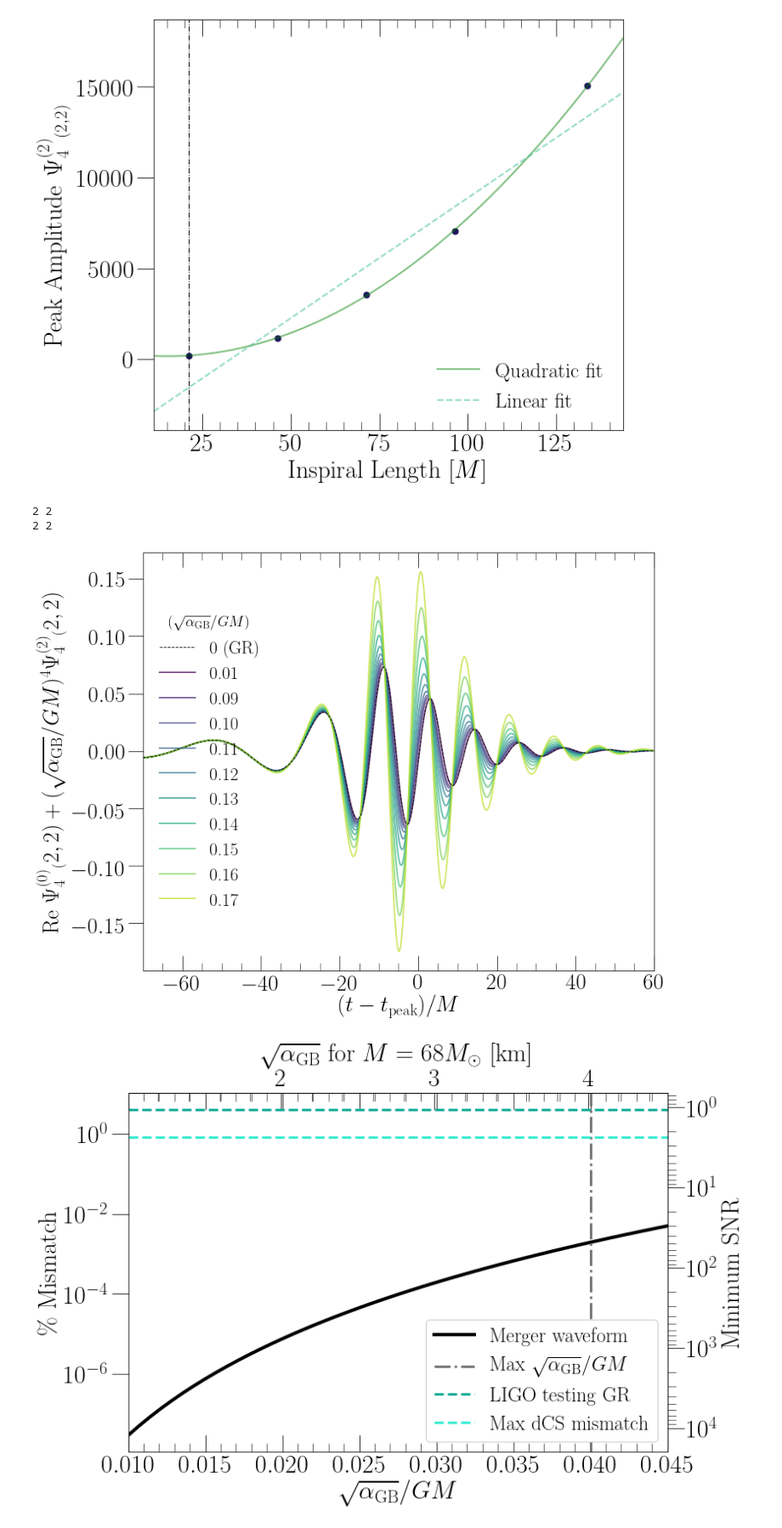
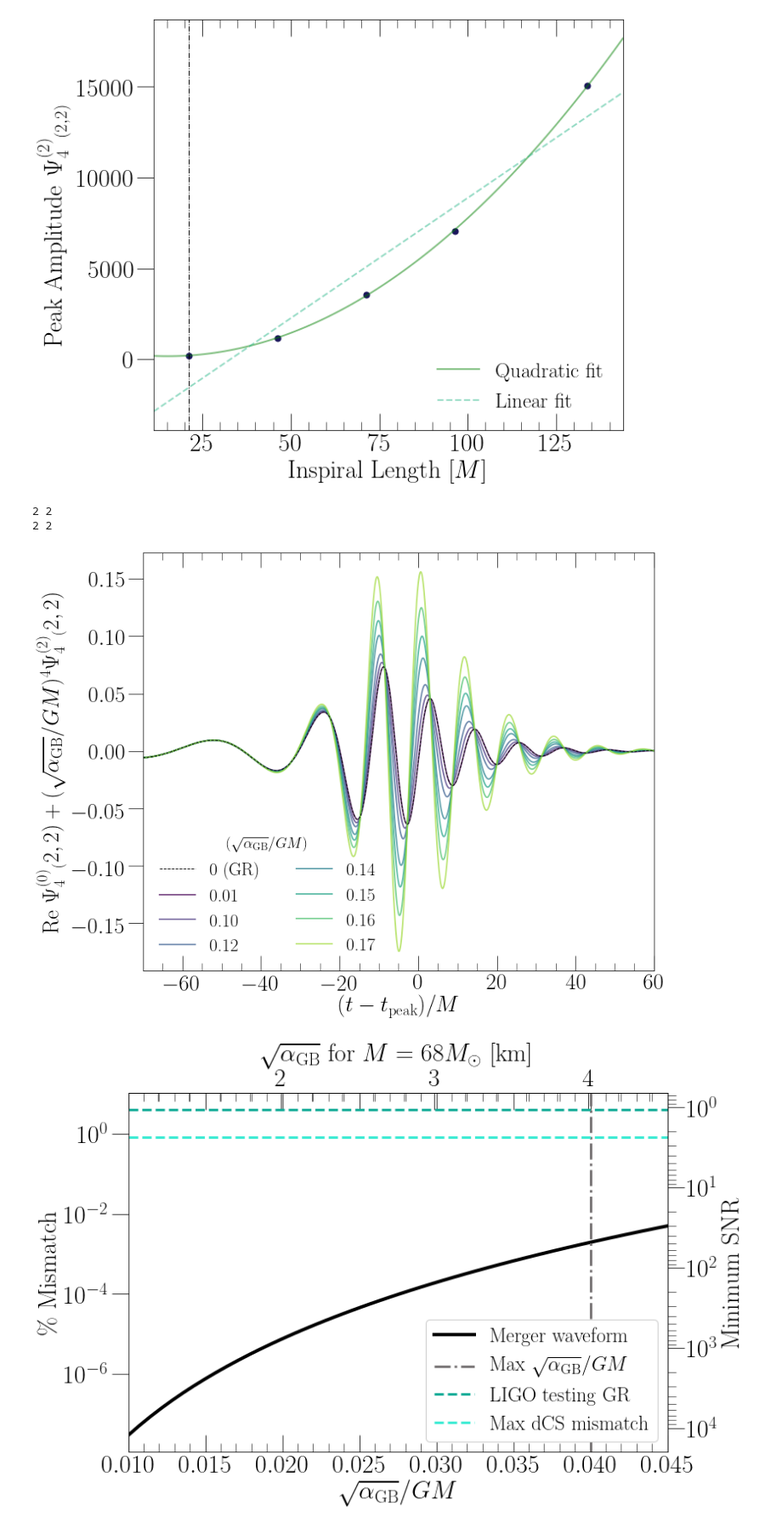
Before and after one commit to mariaokounkova/EDGB, a Jupyter notebook: GW150914/EDGB_GW.ipynb, the cells around one changed output. Shown at 85% size. Drawn from its saved outputs; the diff is of its cells as text; code cells hidden in the pictures.

Commit message:
EDGB_GW: Remove some lines + legend for together plot
Previous figure was crowded - remove some lines in this
case

```diff
--- a/GW150914/EDGB_GW.ipynb
+++ b/GW150914/EDGB_GW.ipynb
@@ -545,7 +545,7 @@ def TogetherPlot(log=False):
 
     #ax.plot(time, data)
 
-    l_arr = [0.01, 0.09, 0.1, 0.11, 0.12, 0.13, 0.14, 0.15, 0.16, 0.17] #[0.226, 0.3]
+    l_arr = [0.01, 0.1, 0.12, 0.14, 0.15, 0.16, 0.17] #[0.226, 0.3]
 
     cmap = matplotlib.cm.get_cmap(color_map)
     colors = [cmap(float(i)/(len(l_arr))) for i in range(len(l_arr))]
@@ -558,35 +558,35 @@ def TogetherPlot(log=False):
     ax.plot(time, gr_data, lw=1.0, ls='--', color='black')
 
 
-    legend = ax.legend(fontsize=24, loc='center left', frameon=False, ncol=1, \
+    legend = ax.legend(fontsize=24, loc='lower left', frameon=False, ncol=2, \
                        title=r'$(\sqrt{\alpha_\mathrm{GB}}/GM)$')
     plt.setp(legend.get_title(),fontsize=20)
     ax.set_ylabel(r'Re $\Psi_4^{(0)} {}_(2,2) + (\sqrt{\alpha_\mathrm{GB}}/GM)^4 \Psi_4^{(2)} {}_(2,2)$' , \
                   fontsize=30)
     if log:
        ax.set_ylabel(r'$\|\textrm{Re }\Psi_4^{(0)} {}_(2,2) + (\sqrt{\alpha_\mathrm{GB}}/GM)^4 \Psi_4^{(2)} {}_(2,2)\|$' \
                      , fontsize=26)
     ax.set_xlim(-50, 50)
     ax.set_xlim(cut_min, cut_max)
     if log:
         ax.set_ylim(3e-3, 1e-1)
         ax.set_xlim(-80, 20)
     else:
         ax.set_xlim(-70, 60)
     ax.set_xlabel('$(t - t_\mathrm{peak})/M$', fontsize=30)
     if log:
         ax.set_yscale('log')
 
     plt.tight_layout()
     plt.savefig(figname + '.pdf')
     plt.show()
 
 TogetherPlot()
 #TogetherPlot(log=True)
 # %% [output]
 2 2
 2 2
-[figure, old version]
+[figure, new version]
 # %%
 ## Overlap calculation
 
```
